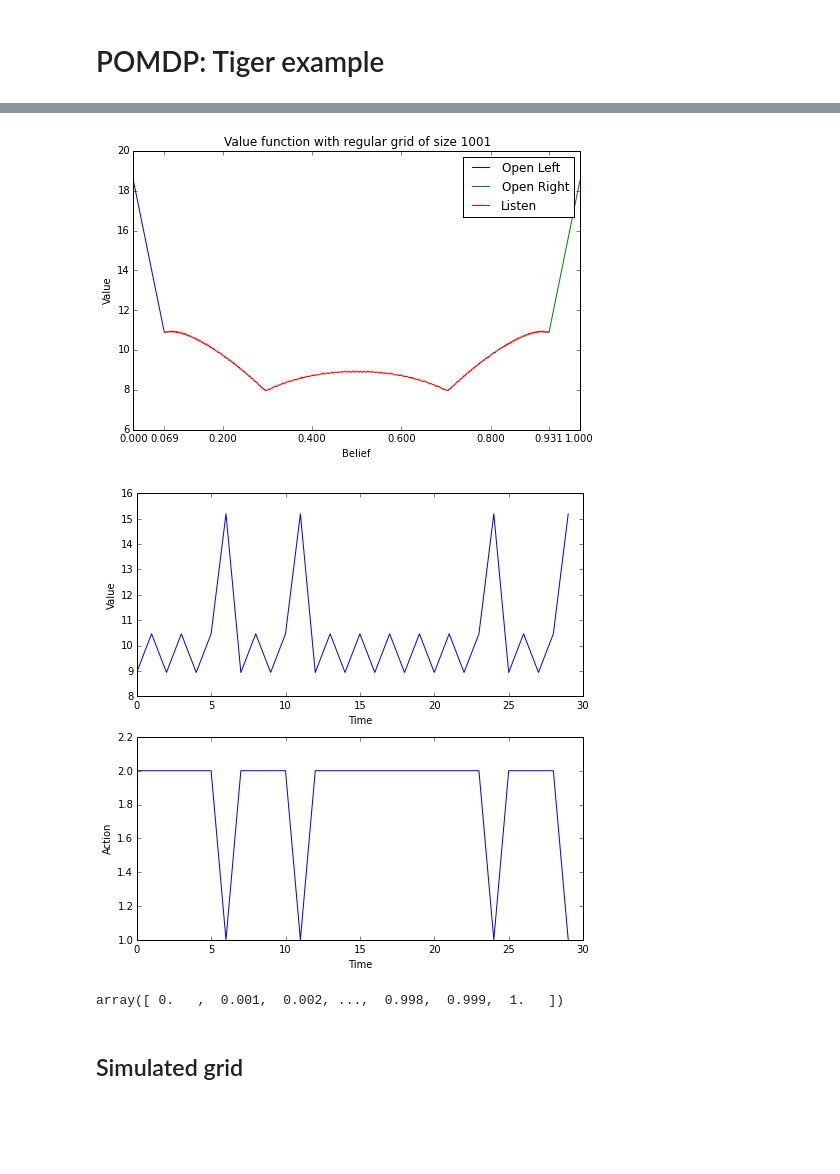
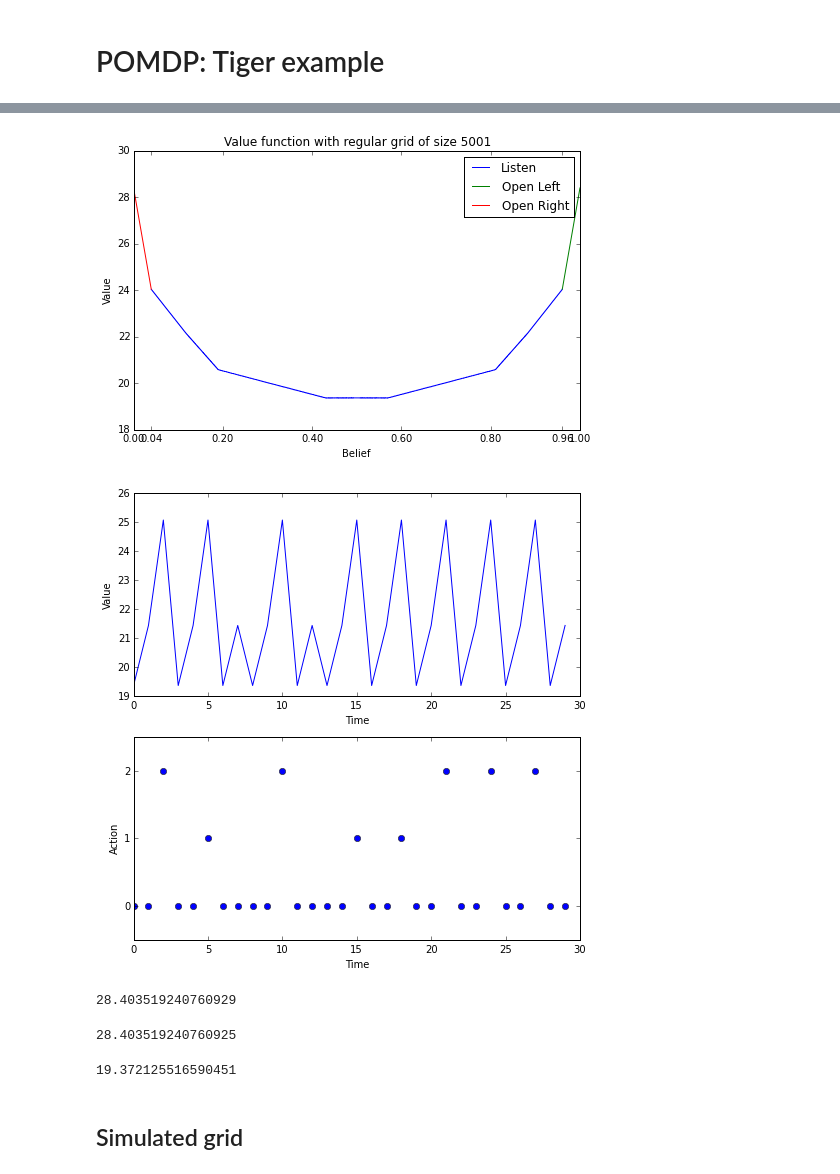
Before and after one commit to oyamad/mdp, a Jupyter notebook: pomdp_tiger.ipynb, the cells around one changed output, grey strips where cells are left out. Saved outputs shown, nothing was run; the diff lists cells and outputs as text; code cells hidden in the pictures; blank space fills up the shorter version.

```diff
--- a/pomdp_tiger.ipynb
+++ b/pomdp_tiger.ipynb
@@ -42,6 +46,8 @@ def nearest_idx(grid, v):
 def tiger_mdp(belief_grid, beta=0.95):
     # Number of actions
     num_actions = 3
+    # Actions
+    # 0: Listen, 1: OpenL, 2:OpenR
 
     # Number of state-action pairs
     grid_size = len(belief_grid)
@@ -56,9 +62,13 @@ def tiger_mdp(belief_grid, beta=0.95):
     cost = -1
 
     R = np.empty((grid_size, num_actions))
-    R[:, 0] = reward * (1 - belief_grid) + penalty * belief_grid
+    # Listen
+    R[:, 0] = cost
+    # OpenL
     R[:, 1] = penalty * (1 - belief_grid) + reward * belief_grid
-    R[:, 2] = cost
+    # OpenR
+    R[:, 2] = reward * (1 - belief_grid) + penalty * belief_grid
+
     R.shape = (L,)
 
     # Transition probability matrix
@@ -66,32 +76,32 @@ def tiger_mdp(belief_grid, beta=0.95):
     row = np.empty(grid_size*(num_actions+1), dtype=int)
     col = np.empty(grid_size*(num_actions+1), dtype=int)
 
-    # Once open the door, the problem is reset
-    prob_half_idx = np.abs(belief_grid-1/2).argmin()
-    for a in [0, 1]:
-        data[a*grid_size:(a+1)*grid_size] = 1
-        row[a*grid_size:(a+1)*grid_size] = np.arange(a, L, num_actions)
-        col[a*grid_size:(a+1)*grid_size] = prob_half_idx
-
     # If listen:
-    a = 2
-    # observe TL with prob 1/2
-    data[a*grid_size:(a+1)*grid_size] = 1/2
+    a = 0
+    # observe TL with prob prob_TL
+    data[a*grid_size:(a+1)*grid_size] = prob_TL(belief_grid)
     row[a*grid_size:(a+1)*grid_size] = np.arange(a, L, num_actions)
     col[a*grid_size:(a+1)*grid_size] = \
         nearest_idx(belief_grid, bayes_update_TL(belief_grid))
-    # observe TL with prob 1/2
-    data[(a+1)*grid_size:(a+2)*grid_size] = 1/2
+    # observe TL with prob prob_TR
+    data[(a+1)*grid_size:(a+2)*grid_size] = prob_TR(belief_grid)
     row[(a+1)*grid_size:(a+2)*grid_size] = np.arange(a, L, num_actions)
     col[(a+1)*grid_size:(a+2)*grid_size] = \
         nearest_idx(belief_grid, bayes_update_TR(belief_grid))
+
+    # Once open the door, the problem is reset
+    prob_half_idx = np.abs(belief_grid-1/2).argmin()
+    for a in [1, 2]:
+        data[(a+1)*grid_size:(a+2)*grid_size] = 1
+        row[(a+1)*grid_size:(a+2)*grid_size] = np.arange(a, L, num_actions)
+        col[(a+1)*grid_size:(a+2)*grid_size] = prob_half_idx
 
     Q = sparse.coo_matrix((data, (row, col)), shape=(L,grid_size))
     Q.sum_duplicates()
 
     return MDP_sa(R, Q, beta, s_indices, a_indices)
 # %%
-grid_size = 1001
+grid_size = 5001
 belief_grid = np.linspace(0, 1, grid_size)
 # %%
 belief_grid
@@ -100,5 +111,5 @@ array([ 0.   ,  0.001,  0.002, ...,  0.998,  0.999,  1.   ])
 # %%
-mdp = tiger_mdp(belief_grid)
+mdp = tiger_mdp(belief_grid, beta=0.95)
 # %%
 v, sigma, mc, num_iter = mdp.solve(method='policy_iteration', return_num_iter=True)
 # %%
@@ -108,6 +119,6 @@ num_iter
 # %%
 fig, ax = plt.subplots(figsize=(8,5))
-action_labels = ['Open Left', 'Open Right', 'Listen']
+action_labels = ['Listen', 'Open Left', 'Open Right']
 upper_bounds = np.empty(len(action_labels))
 for a, label in enumerate(action_labels):
     segment = np.where(sigma==a)[0]
@@ -115,31 +126,41 @@ for a, label in enumerate(action_labels):
 ax.set_title('Value function with regular grid of size {0}'.format(grid_size))
 ax.set_xlabel('Belief')
 ax.set_ylabel('Value')
-cutoffs = (np.where(sigma==0)[0][-1], np.where(sigma==1)[0][0])
+cutoffs = (np.where(sigma==1)[0][0], np.where(sigma==2)[0][-1])
 plt.xticks(list(plt.xticks()[0]) +
            [belief_grid[cutoff] for cutoff in cutoffs])
 plt.legend()
 plt.show()
 # %% [output]
-[figure, old version]
+[figure, new version]
 # %%
 prob_half_idx = np.abs(belief_grid-1/2).argmin()
 x = mc.simulate(init=prob_half_idx, sample_size=30)
 
 fig, ax = plt.subplots(2, 1, figsize=(8, 8))
 ax[0].plot(v[x])
-ax[1].plot(sigma[x])
+ax[1].plot(sigma[x], 'o')
 for i in range(2):
     ax[i].set_xlabel('Time')
 ax[0].set_ylabel('Value')
 ax[1].set_ylabel('Action')
+ax[1].set_ylim(-0.5, 2.5)
+ax[1].set_yticks([0, 1, 2])
 plt.show()
 # %% [output]
-[figure, old version]
+[figure, new version]
-# %%
-belief_grid
-# %% [output]
-array([ 0.   ,  0.001,  0.002, ...,  0.998,  0.999,  1.   ])
+# %%
+v[0]
+# %% [output]
+28.403519240760929
+# %%
+v[-1]
+# %% [output]
+28.403519240760925
+# %%
+v[2500]
+# %% [output]
+19.372125516590451
 # %% [markdown]
 ## Simulated grid
 # %%
```
Also changed, not shown: parts of 10 cells of this notebook.
